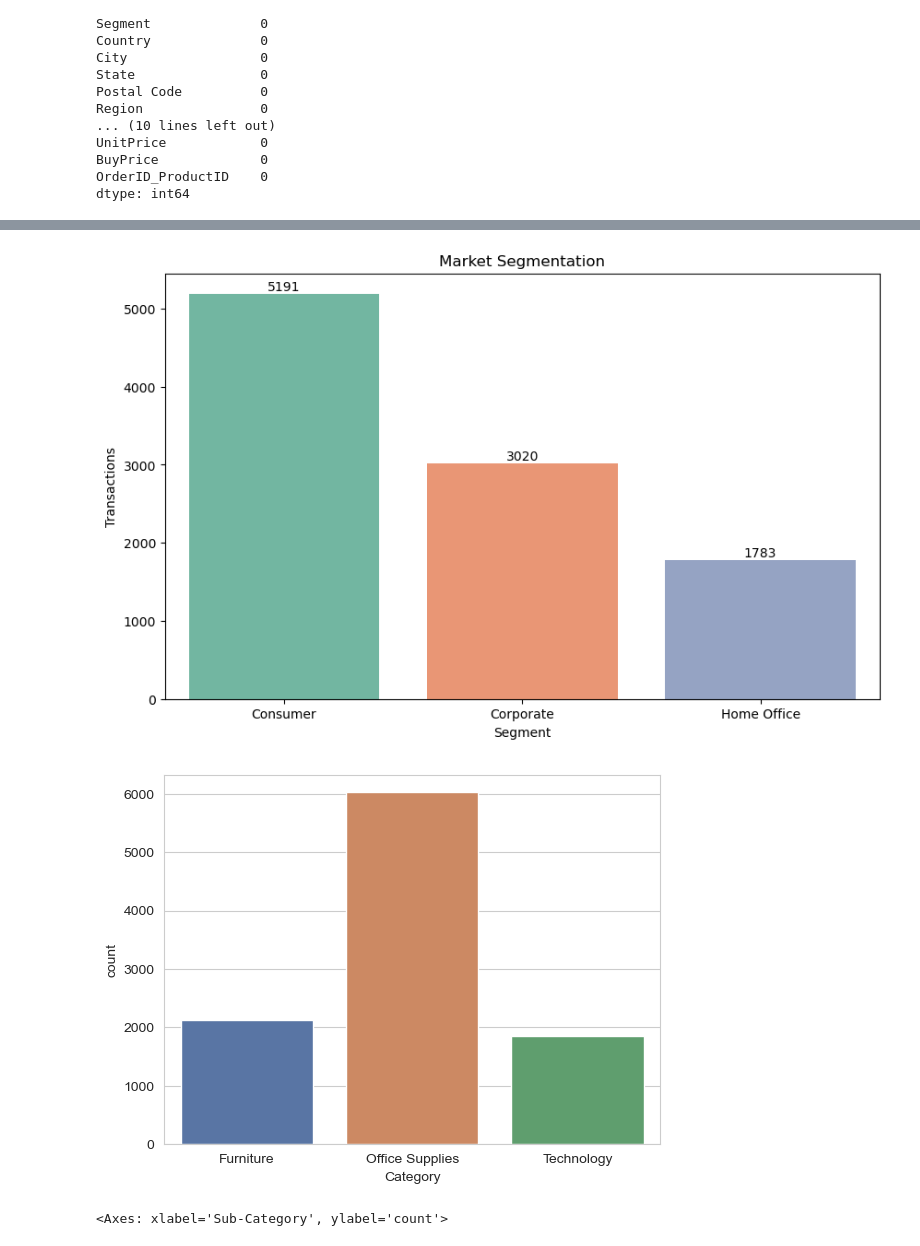
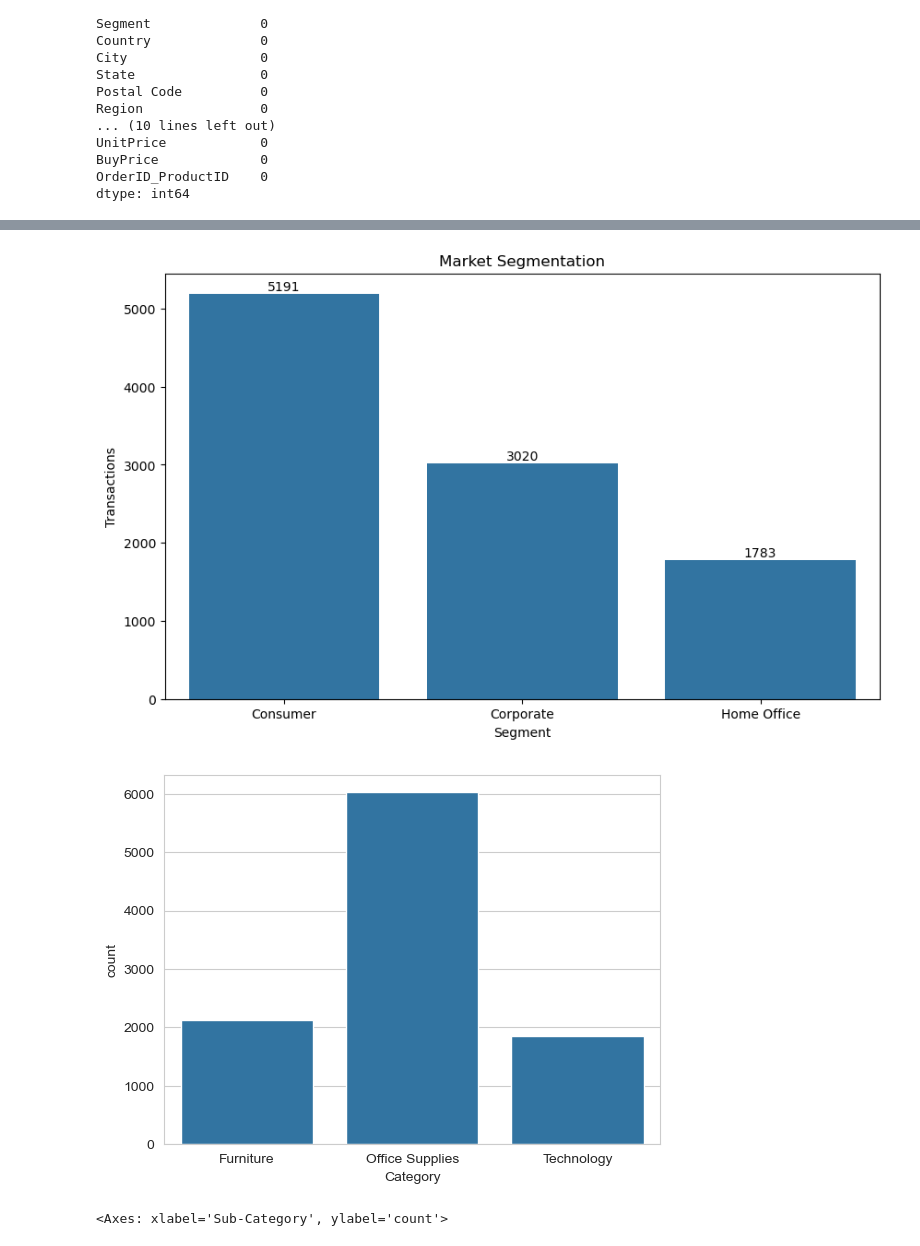
Before and after one commit to Sudha25a/E-Commerce-Project, a Jupyter notebook: E commerce Practice.ipynb, the cells around one changed output, grey strips where cells are left out. Cells and saved outputs as stored; diff of their text form; code cells hidden in the pictures.

```diff
--- a/E commerce Practice.ipynb
+++ b/E commerce Practice.ipynb
@@ -61,29 +61,29 @@ df.head(5)
 # %%
 import seaborn as sns
 import matplotlib.pyplot as plt
 
 # Let's try to visualize the 'Segment' column from the dataset.
 
 # Calculate the counts for each segment
 segment_counts = df['Segment'].value_counts()
 
 # Create a bar plot with segment counts
 fig, ax = plt.subplots(figsize=(10, 6))
-sns.countplot(x='Segment', data=df, palette='Set2', ax=ax)
+sns.countplot(x='Segment', data=df, ax=ax)
 
 # Add annotations for each bar with its count
 for p in ax.patches:
     height = p.get_height()
     ax.text(p.get_x() + p.get_width() / 2, height + 3, f'{height:.0f}', ha='center', va='bottom')
 
 # Set title and labels for better understanding
 ax.set_title('Market Segmentation')
 ax.set_xlabel('Segment')
 ax.set_ylabel('Transactions')
 
 plt.show()
 # %% [output]
-[figure, old version]
+[figure, new version]
 # %%
 # # Using different predefined palettes
 # sns.countplot(x='Segment', data=df, palette='deep', ax=ax)
@@ -100,7 +100,7 @@ plt.show()
 # Let's try to visualize the 'Category' column from the dataset.
 
 sns.set_style('whitegrid')
-sns.countplot(x='Category',data=df, palette='deep', legend=False)
+sns.countplot(x='Category',data=df)
 
 # # Add annotations for each bar with its count
 # for p in ax.patches:
@@ -114,7 +114,7 @@ ax.set_ylabel('Transactions')
 
 plt.show()
 # %% [output]
-[figure, old version]
+[figure, new version]
 # %%
 # Let's try to visualize the 'SubCategory' column from the dataset.
 fig, ax = plt.subplots(figsize=(15, 6))
```
Also changed, not shown: parts of 3 cells of this notebook.
